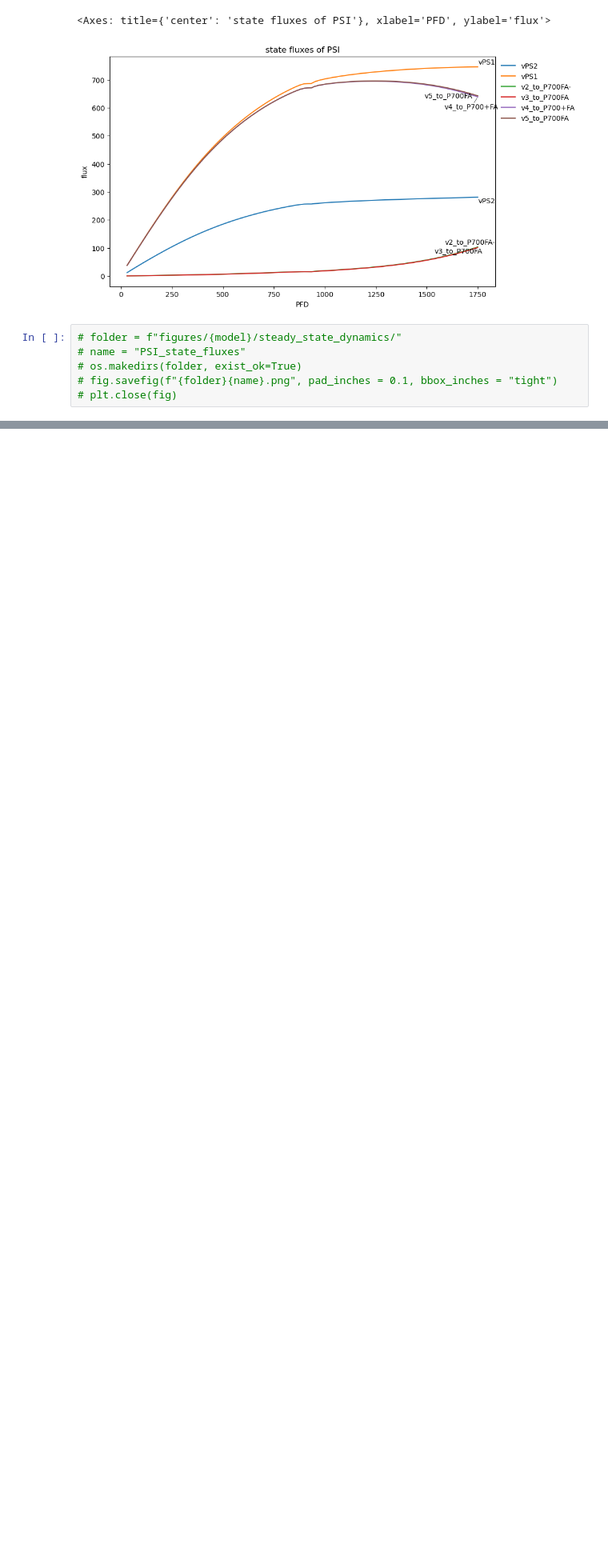
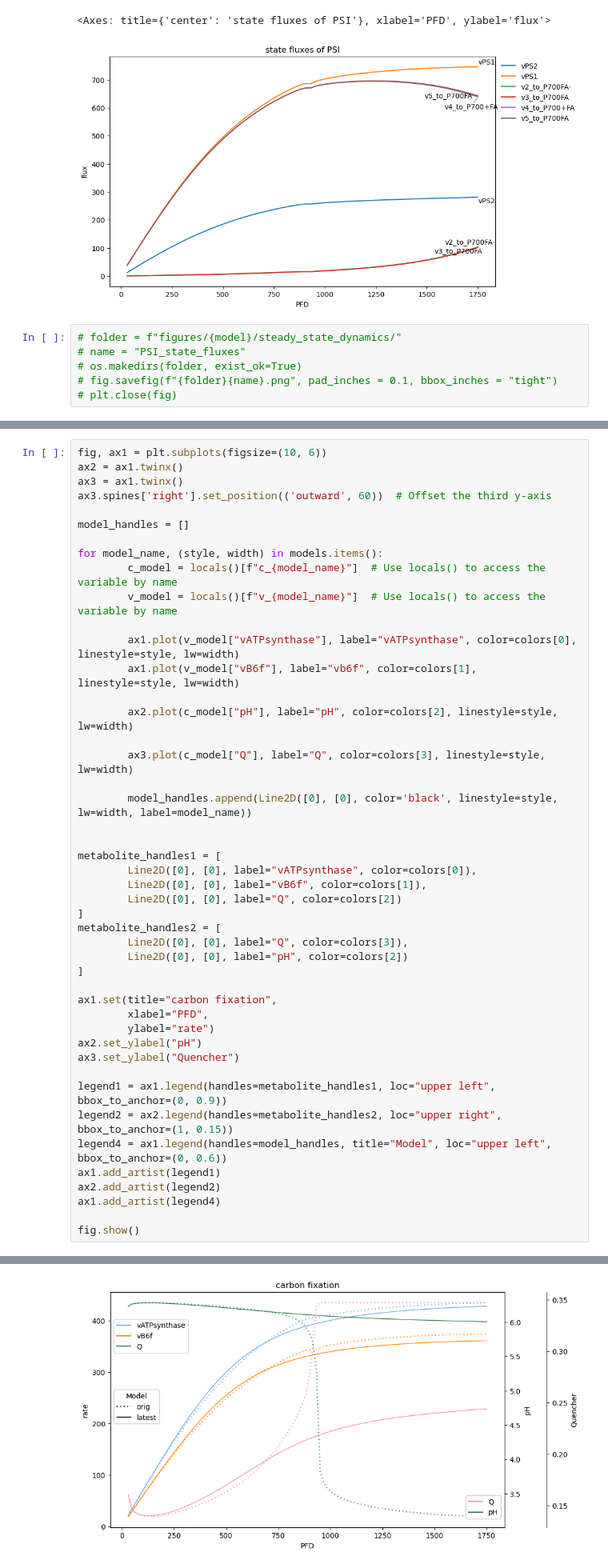
Before and after one commit to A-Potthoff/QTB_modeling, a Jupyter notebook: analyses/steady_state_analysis.ipynb, the cells around one changed output, grey strips where cells are left out. Shown at 80% size. Cells and saved outputs as stored; diff of their text form; blank space fills up the shorter version.

```diff
--- a/analyses/steady_state_analysis.ipynb
+++ b/analyses/steady_state_analysis.ipynb
@@ -347,0 +440,47 @@ save_fig(fig, model, analysis, f"carbon_fixation_fluxes")
+# %%
+fig, ax1 = plt.subplots(figsize=(10, 6))
+ax2 = ax1.twinx()
+ax3 = ax1.twinx()
+ax3.spines['right'].set_position(('outward', 60))  # Offset the third y-axis
+
+model_handles = []
+
+for model_name, (style, width) in models.items():
+        c_model = locals()[f"c_{model_name}"]  # Use locals() to access the variable by name
+        v_model = locals()[f"v_{model_name}"]  # Use locals() to access the variable by name
+
+        ax1.plot(v_model["vATPsynthase"], label="vATPsynthase", color=colors[0], linestyle=style, lw=width)
+        ax1.plot(v_model["vB6f"], label="vb6f", color=colors[1], linestyle=style, lw=width)
+
+        ax2.plot(c_model["pH"], label="pH", color=colors[2], linestyle=style, lw=width)
+
+        ax3.plot(c_model["Q"], label="Q", color=colors[3], linestyle=style, lw=width)
+
+        model_handles.append(Line2D([0], [0], color='black', linestyle=style, lw=width, label=model_name))
+
+
+metabolite_handles1 = [
+        Line2D([0], [0], label="vATPsynthase", color=colors[0]),
+        Line2D([0], [0], label="vB6f", color=colors[1]),
+        Line2D([0], [0], label="Q", color=colors[2])
+]
+metabolite_handles2 = [
+        Line2D([0], [0], label="Q", color=colors[3]),
+        Line2D([0], [0], label="pH", color=colors[2])
+]
+
+ax1.set(title="carbon fixation",
+        xlabel="PFD",
+        ylabel="rate")
+ax2.set_ylabel("pH")
+ax3.set_ylabel("Quencher")
+
+legend1 = ax1.legend(handles=metabolite_handles1, loc="upper left",  bbox_to_anchor=(0, 0.9))
+legend2 = ax2.legend(handles=metabolite_handles2, loc="upper right", bbox_to_anchor=(1, 0.15))
+legend4 = ax1.legend(handles=model_handles, title="Model", loc="upper left", bbox_to_anchor=(0, 0.6))
+ax1.add_artist(legend1)
+ax2.add_artist(legend2)
+ax1.add_artist(legend4)
+
+fig.show()
+# %% [output]
@@ -347,0 +488 @@ save_fig(fig, model, analysis, f"carbon_fixation_fluxes")
+[figure, added]
```
Also changed, not shown: parts of 15 cells of this notebook, 1 other file.
